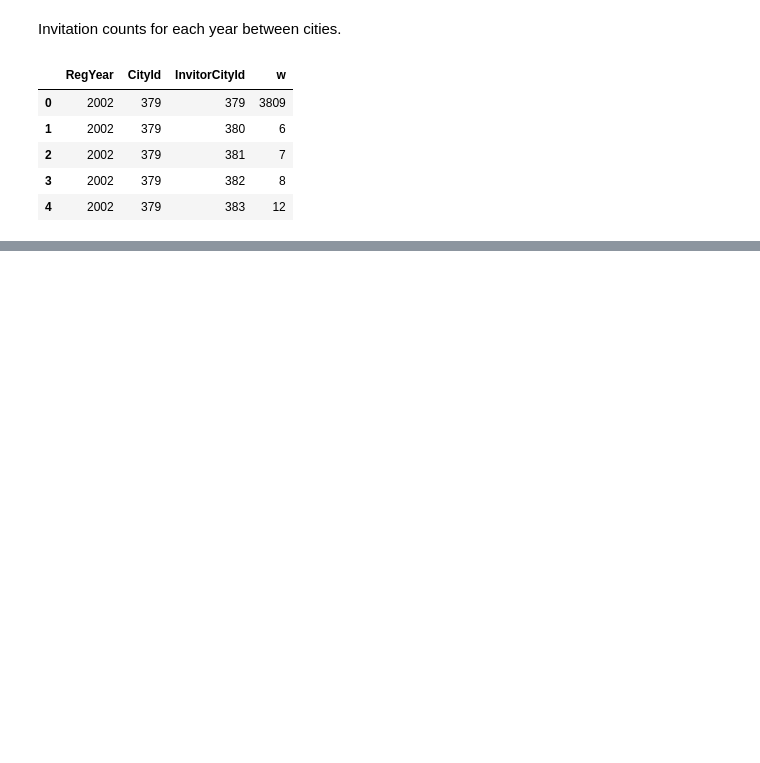
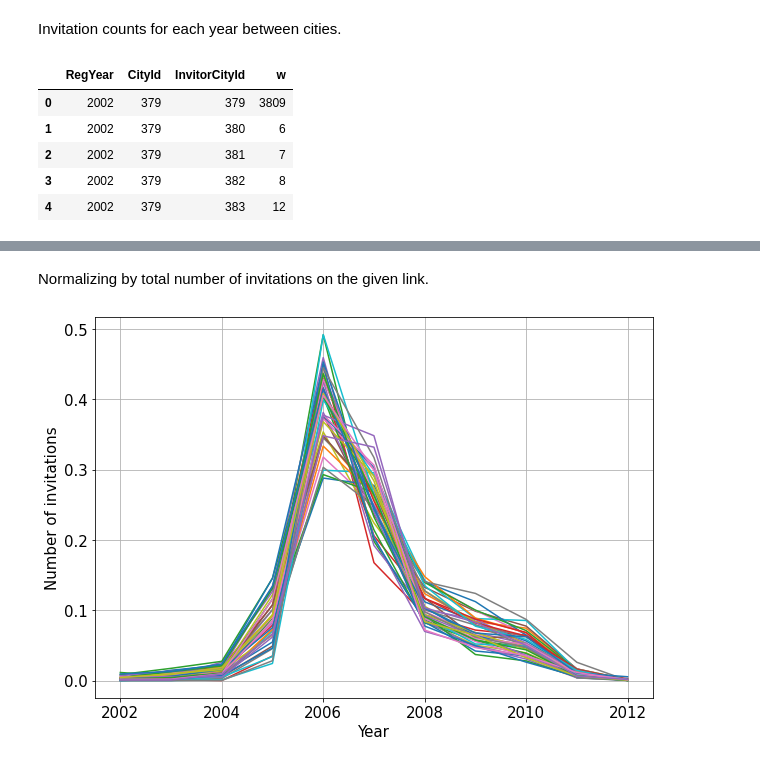
Before and after one commit to yasamanasgarii/wwcs-2022-memory-of-social-connections, a Jupyter notebook: social_network/00_data_exploration.ipynb, the cells around one changed output, grey strips where cells are left out. Drawn from its saved outputs; the diff is of its cells as text; code cells hidden in the pictures; blank space fills up the shorter version.

```diff
--- a/social_network/00_data_exploration.ipynb
+++ b/social_network/00_data_exploration.ipynb
@@ -161,0 +211,10 @@ invitations_iwiw[invitations_iwiw["RegYear"]==2006][mask1&mask2]\
+# %% [markdown]
+Normalizing by total number of invitations on the given link.
+# %%
+(invitation_timelines[invitation_timelines["total"]>500].drop(columns=["total"]).T/invitation_timelines["total"]).plot(legend=False)
+plt.xlabel("Year")
+plt.ylabel("Number of invitations")
+plt.grid()
+plt.show()
+# %% [output]
+[figure, added]
```
Also changed, not shown: parts of 9 cells of this notebook.
